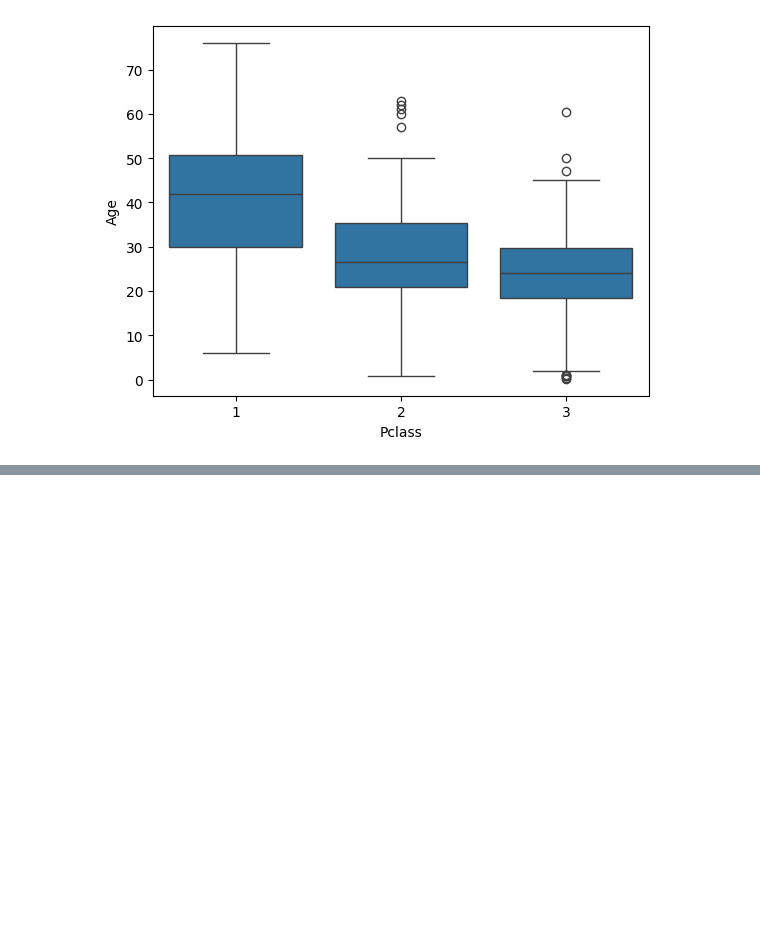
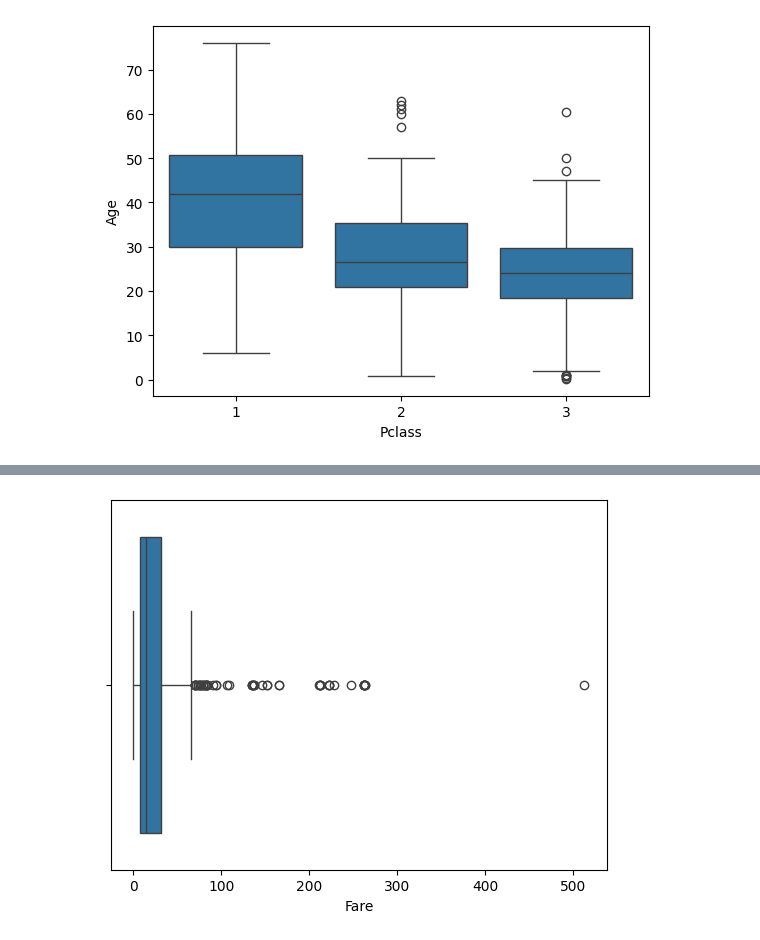
Before and after one commit to KerimGurbaz/titanic_analysis, a Jupyter notebook: titanic_analysis.ipynb, the cells around one changed output, grey strips where cells are left out. Drawn from its saved outputs; the diff is of its cells as text; code cells hidden in the pictures; blank space fills up the shorter version.

```diff
--- a/titanic_analysis.ipynb
+++ b/titanic_analysis.ipynb
@@ -172,0 +173,5 @@ memory usage: 39.3+ KB
+# %%
+sns.boxplot(x=df["Fare"])
+plt.show()
+# %% [output]
+[figure, added]
```
Also changed, not shown: parts of 18 cells of this notebook.
